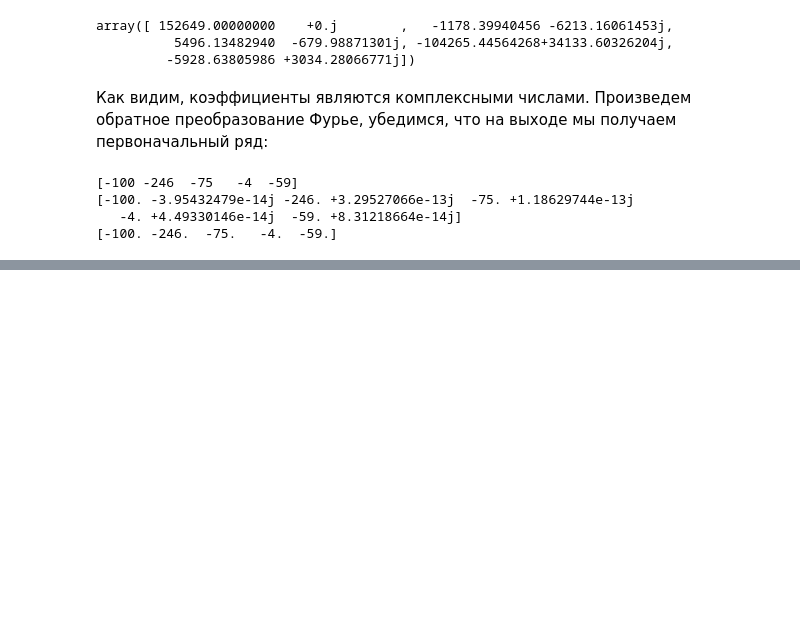
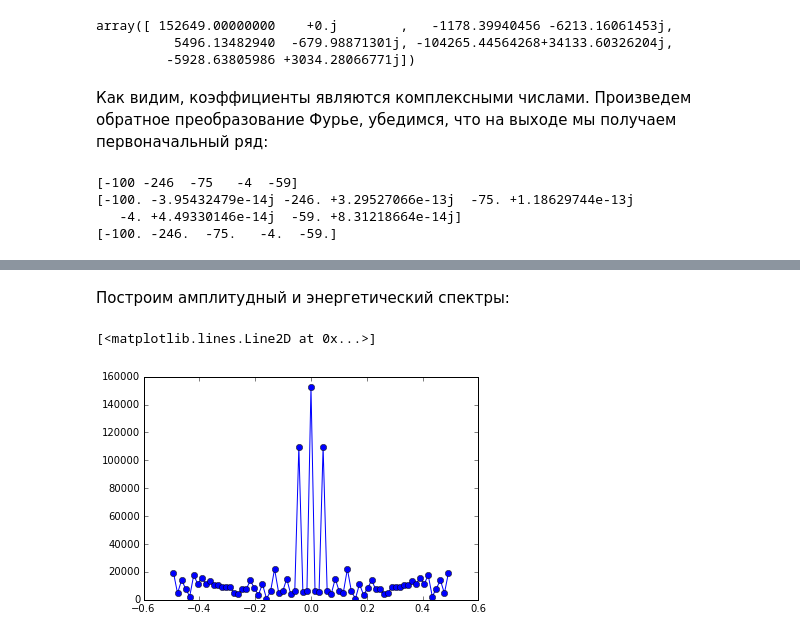
Before and after one commit to KolesovDmitry/remote_sensing, a Jupyter notebook: FFT_NDVI_Segmentation.ipynb, the cells around one changed output, grey strips where cells are left out. Cells and saved outputs as stored; diff of their text form; code cells hidden in the pictures; blank space fills up the shorter version.

```diff
--- a/FFT_NDVI_Segmentation.ipynb
+++ b/FFT_NDVI_Segmentation.ipynb
@@ -115,0 +139,11 @@ print ifft(water0_fft).real[:5]  # Действительная часть си
+# %% [markdown]
+Построим амплитудный и энергетический спектры:
+# %%
+# Амплитудный спектр
+freq = fftfreq(water0.shape[0])
+water0_fft = fft(water0)
+idx = argsort(freq)  # индексы, чтобы частоты на графике шли по возрастанию
+plot(freq[idx], abs(water0_fft)[idx], '-o')
+# %% [output]
+[<matplotlib.lines.Line2D at 0x...>]
+[figure, added]
```
Also changed, not shown: parts of 14 cells of this notebook.
